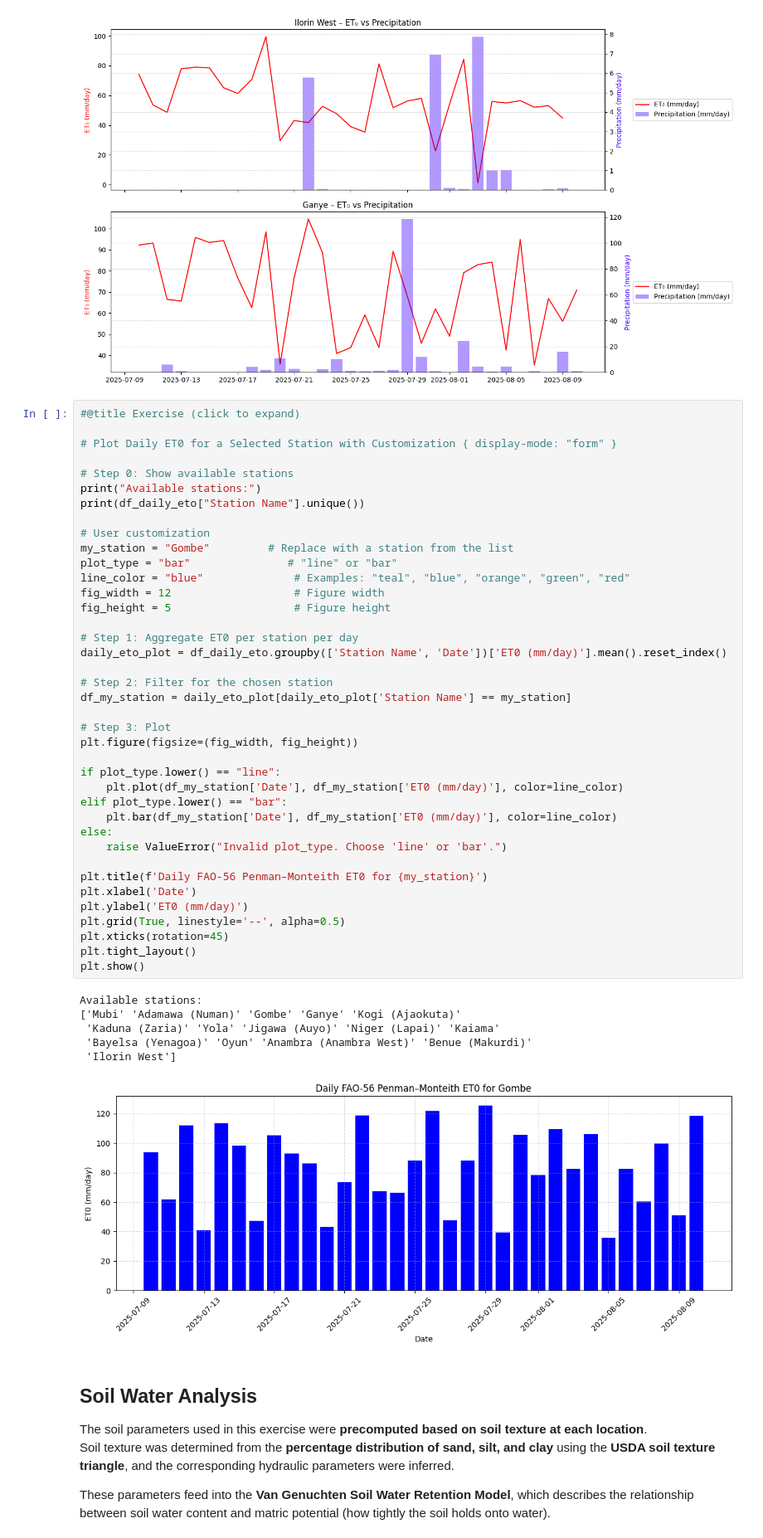
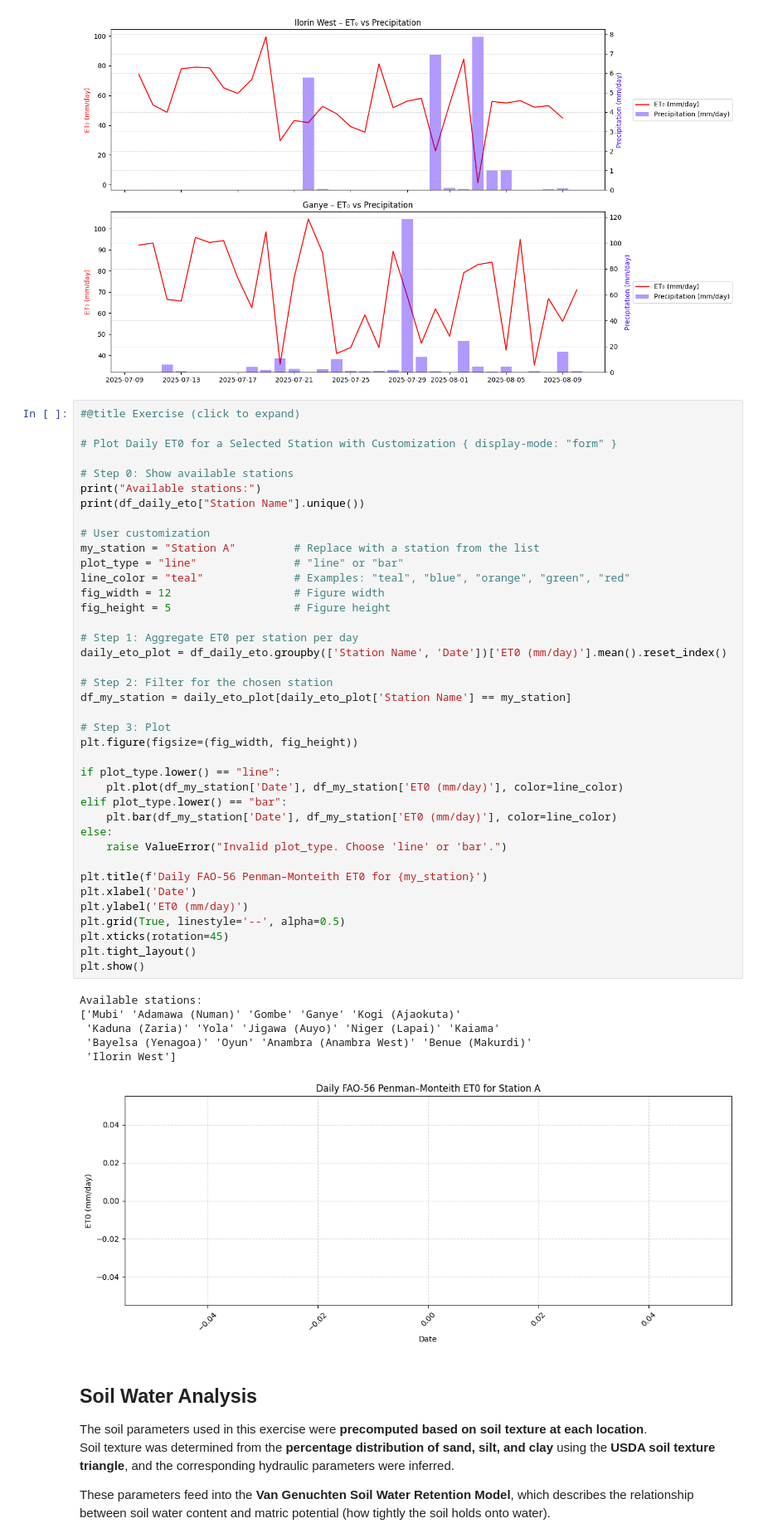
Before and after one commit to iamoah11/irrigation-modeling, a Jupyter notebook: Part 2 eto_etc.ipynb, the cells around one changed output. Shown at 83% size. Cells and saved outputs as stored; diff of their text form.

```diff
--- a/Part 2 eto_etc.ipynb
+++ b/Part 2 eto_etc.ipynb
@@ -637,42 +607,42 @@ print("Available stations:")
 print(df_daily_eto["Station Name"].unique())
 
 # User customization
-my_station = "Gombe"         # Replace with a station from the list
-plot_type = "bar"               # "line" or "bar"
-line_color = "blue"              # Examples: "teal", "blue", "orange", "green", "red"
+my_station = "Station A"         # Replace with a station from the list
+plot_type = "line"               # "line" or "bar"
+line_color = "teal"              # Examples: "teal", "blue", "orange", "green", "red"
 fig_width = 12                   # Figure width
 fig_height = 5                   # Figure height
 
 # Step 1: Aggregate ET0 per station per day
 daily_eto_plot = df_daily_eto.groupby(['Station Name', 'Date'])['ET0 (mm/day)'].mean().reset_index()
 
 # Step 2: Filter for the chosen station
 df_my_station = daily_eto_plot[daily_eto_plot['Station Name'] == my_station]
 
 # Step 3: Plot
 plt.figure(figsize=(fig_width, fig_height))
 
 if plot_type.lower() == "line":
     plt.plot(df_my_station['Date'], df_my_station['ET0 (mm/day)'], color=line_color)
 elif plot_type.lower() == "bar":
     plt.bar(df_my_station['Date'], df_my_station['ET0 (mm/day)'], color=line_color)
 else:
     raise ValueError("Invalid plot_type. Choose 'line' or 'bar'.")
 
 plt.title(f'Daily FAO-56 Penman–Monteith ET0 for {my_station}')
 plt.xlabel('Date')
 plt.ylabel('ET0 (mm/day)')
 plt.grid(True, linestyle='--', alpha=0.5)
 plt.xticks(rotation=45)
 plt.tight_layout()
 plt.show()
 # %% [output]
 Available stations:
 ['Mubi' 'Adamawa (Numan)' 'Gombe' 'Ganye' 'Kogi (Ajaokuta)'
  'Kaduna (Zaria)' 'Yola' 'Jigawa (Auyo)' 'Niger (Lapai)' 'Kaiama'
  'Bayelsa (Yenagoa)' 'Oyun' 'Anambra (Anambra West)' 'Benue (Makurdi)'
  'Ilorin West']
-[figure, old version]
+[figure, new version]
 # %% [markdown]
 ## **Soil Water Analysis**
 
```
Also changed, not shown: parts of 17 cells of this notebook.
